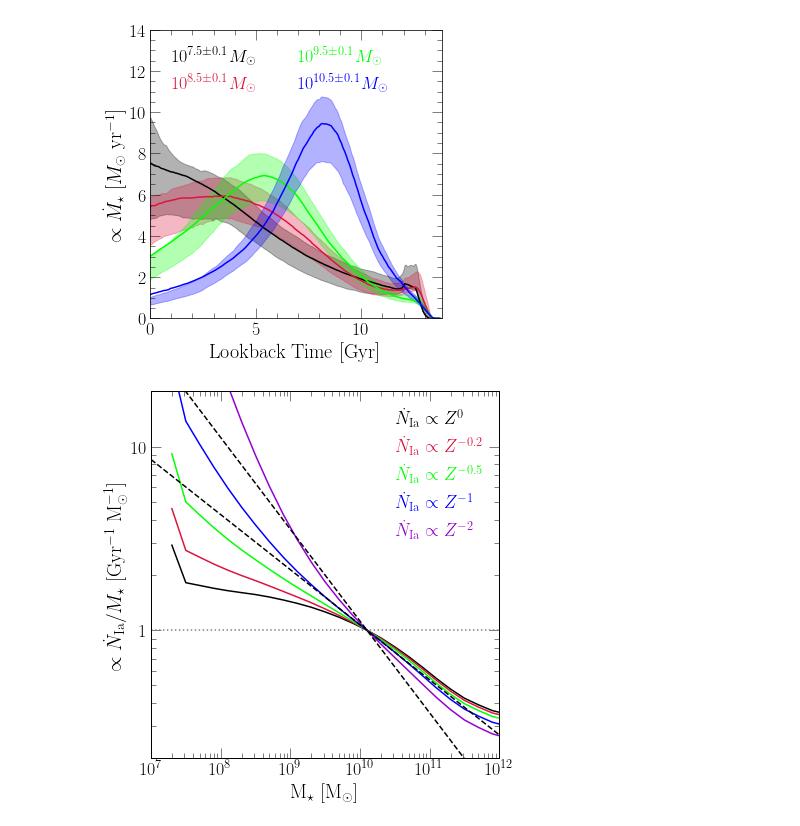
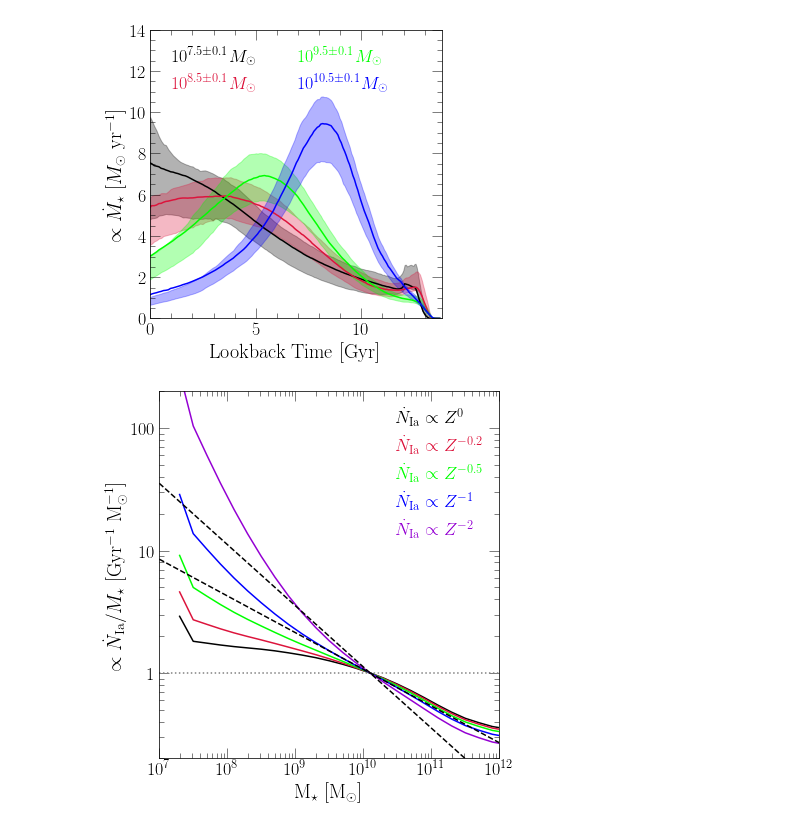
Before and after one commit to giganano/iarates, a Jupyter notebook: notebooks/umachine.ipynb, the cells around one changed output. Saved outputs shown, nothing was run; the diff lists cells and outputs as text; code cells hidden in the pictures.

```diff
--- a/notebooks/umachine.ipynb
+++ b/notebooks/umachine.ipynb
@@ -96,7 +96,7 @@ ax.set_xscale("log")
 ax.set_yscale("log")
 ax.yaxis.set_major_formatter(fsf("%g"))
 ax.set_xlim([10**7, 10**12])
-ax.set_ylim([0.2, 20])
+ax.set_ylim([0.2, 200])
 
 # print(umachine_masses)
 
@@ -115,31 +115,31 @@ for i in range(len(zscalings)):
         "c": named_colors()[colors[i]],
         "label": r"$\dot{N}_\text{Ia} \propto Z^{%g}$" % (zscalings[i])
     }
     idx = umachine_masses.index(10.1)
     pre = 1 / yvals[idx]
     yvals = [pre * _ for _ in yvals]
     ax.plot(xvals, yvals, **kwargs)
 
 kwargs = {
     "loc": mpl_loc("upper right"),
     "handlelength": 0
 }
 leg = ax.legend(**kwargs)
 fancy_legend(leg, colors)
 
 ax.axhline(1, c = named_colors()["grey"], linestyle = ':')
 
 xvals = np.logspace(7, 12, 1000)
 yvals = [(_ / 10**10.1)**-0.5 for _ in xvals]
 kwargs = {
     "c": named_colors()["black"],
     "linestyle": '--'
 }
 ax.plot(xvals, yvals, **kwargs)
 yvals = [(_ / 10**10.1)**-0.3 for _ in xvals]
 ax.plot(xvals, yvals, **kwargs)
 
 plt.tight_layout()
 plt.show()
 # %% [output]
-[figure, old version]
+[figure, new version]
```
Also changed, not shown: parts of 1 cell of this notebook, 10 other files.
